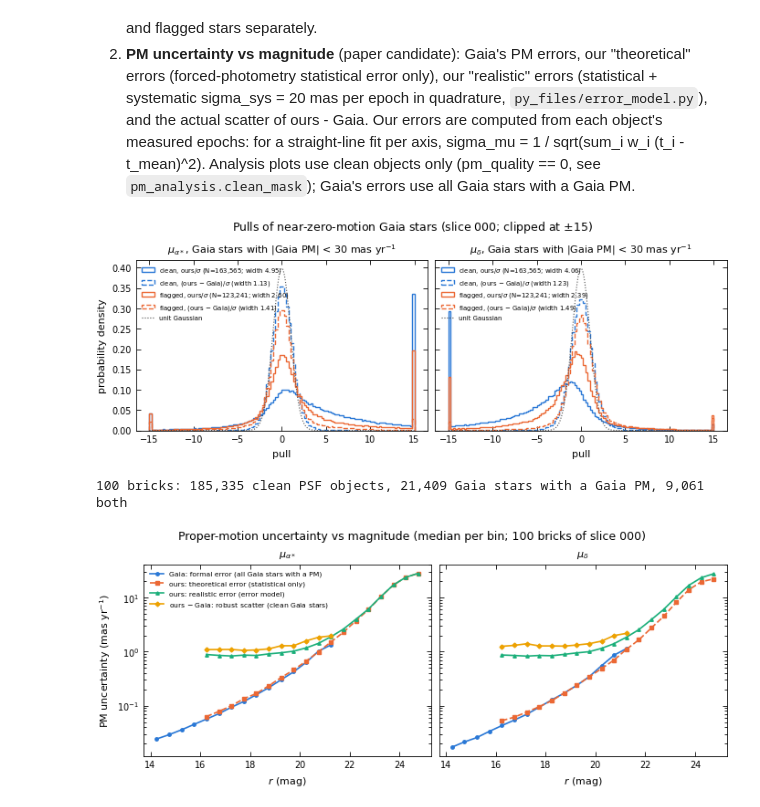
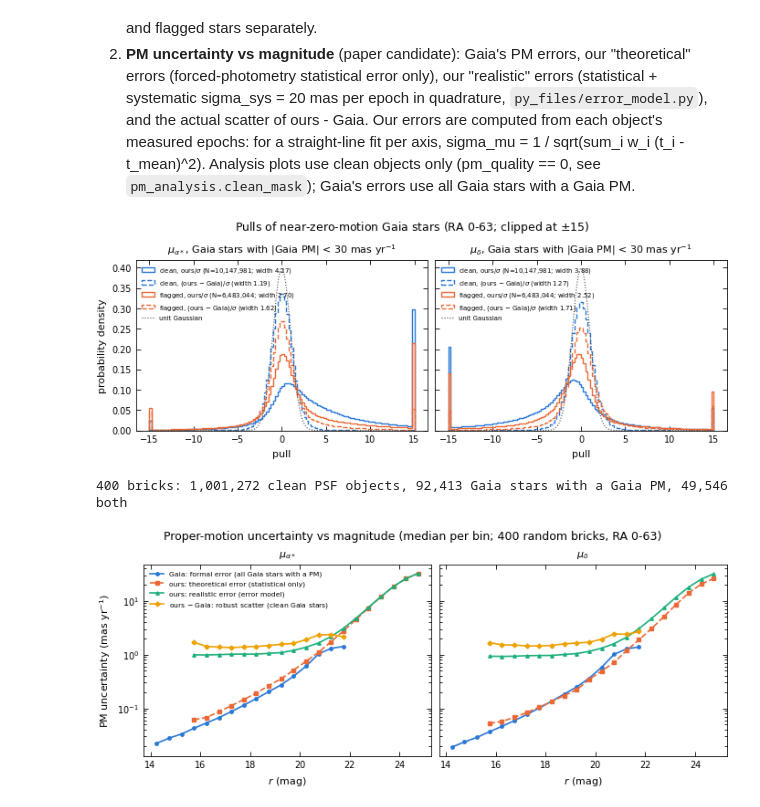
Before and after one commit to nadafalou/LegacyPM, a Jupyter notebook: run/pm-error-model.ipynb, the cells around one changed output. Saved outputs shown, nothing was run; the diff lists cells and outputs as text; code cells hidden in the pictures.

```diff
--- a/run/pm-error-model.ipynb
+++ b/run/pm-error-model.ipynb
@@ -19,36 +19,36 @@ from py_files.error_model import sigma_sys, SIGMA_SYS_MAS
 ps.apply()
 PLOTS = '../writeup/plots/'
 OUT = 'plots/'
-DEGREE = '000'
-N_BRICKS = 100            # random bricks of the slice, for item 2 (reads per-brick files)
+DEGREE = '000-063'        # all slices
+N_BRICKS = 400            # random bricks over all slices, for item 2 (reads per-brick files)
 rs = lambda v: 1.4826 * np.median(np.abs(v - np.median(v)))
 # %%
 # 1. Pulls of Gaia stars with near-zero Gaia PM, clean vs flagged
 T = pma.load_combined('gaia-objects', [DEGREE])
 sel = pma.gaia_star_mask(T, clean=False)
 clean = pma.clean_mask(T)
 near0 = (np.abs(T.pmra) < 30) & (np.abs(T.pmdec) < 30)
 fig, axes = plt.subplots(1, 2, figsize=(ps.PAGE, 2.7), sharex=True, sharey=True, constrained_layout=True)
 xs = np.linspace(-15, 15, 300); gauss = np.exp(-xs**2 / 2) / np.sqrt(2 * np.pi)
 for ax, comp, name in [(axes[0], 'pmra', r'$\mu_{\alpha*}$'), (axes[1], 'pmdec', r'$\mu_\delta$')]:
     ours, gaia, ivar = T.get(comp + '_no_plx'), T.get(comp), T.get(comp + '_no_plx_ivar')
     for k, (s, label) in enumerate([(sel & near0 & clean, 'clean'), (sel & near0 & ~clean, 'flagged')]):
         p = ours[s] * np.sqrt(ivar[s]); d = (ours[s] - gaia[s]) * np.sqrt(ivar[s])
         ax.hist(np.clip(p, -15, 15), bins=120, range=(-15, 15), density=True, histtype='step', color=ps.SERIES[k],
                 label=f'{label}, ours/$\\sigma$ (N={s.sum():,}; width {rs(p):.2f})')
         ax.hist(np.clip(d, -15, 15), bins=120, range=(-15, 15), density=True, histtype='step', ls='--', color=ps.SERIES[k],
                 label=f'{label}, (ours $-$ Gaia)/$\\sigma$ (width {rs(d):.2f})')
     ax.plot(xs, gauss, color='0.3', lw=0.8, ls=':', label='unit Gaussian')
     ax.set_title(f'{name}, Gaia stars with |Gaia PM| < 30 mas yr$^{{-1}}$'); ax.set_xlabel('pull')
     ax.legend(fontsize=5, loc='upper left')
 axes[0].set_ylabel('probability density')
-fig.suptitle(f'Pulls of near-zero-motion Gaia stars (slice {DEGREE}; clipped at $\\pm$15)')
+fig.suptitle(f'Pulls of near-zero-motion Gaia stars (RA 0-63; clipped at $\\pm$15)')
 plt.savefig(OUT + 'pull_near_zero_gaia.pdf')
 # %% [output]
-[figure, old version]
+[figure, new version]
 # %%
 # 2. PM uncertainty vs magnitude: per-object errors from measured epochs, for a random sample of bricks
-paths = sorted(glob.glob(f'/pscratch/sd/n/nelfalou/legacypm-catalogue-v2/{DEGREE}/tractor-pm-*.fits'))
+paths = sorted(glob.glob('/pscratch/sd/n/nelfalou/legacypm-catalogue-v2/0[0-6][0-9]/tractor-pm-*.fits'))
 paths = list(np.random.default_rng(0).choice(paths, min(N_BRICKS, len(paths)), replace=False))
 TCOLS = ['objid', 'type', 'ref_cat', 'flux_r', 'flux_g', 'flux_i', 'maskbits', 'pmra', 'pmdec', 'pmra_ivar', 'pmdec_ivar',
          'pmra_no_plx', 'pmdec_no_plx', 'pm_flag']
@@ -89,7 +89,7 @@ R = {k: np.concatenate(v) for k, v in rows.items()}
 print(f"{len(paths)} bricks: {R['clean'].sum():,} clean PSF objects, {R['gaia'].sum():,} Gaia stars with a Gaia PM, "
       f"{(R['gaia'] & R['clean']).sum():,} both")
 # %% [output]
-100 bricks: 185,335 clean PSF objects, 21,409 Gaia stars with a Gaia PM, 9,061 both
+400 bricks: 1,001,272 clean PSF objects, 92,413 Gaia stars with a Gaia PM, 49,546 both
 # %%
 mb = np.arange(14, 25.01, 0.5); mc = 0.5 * (mb[1:] + mb[:-1])
 def binned(stat, val, sel):
@@ -108,7 +108,7 @@ for ax, comp, name in [(axes[0], 'ra', r'$\mu_{\alpha*}$'), (axes[1], 'dec', r'$
         ax.semilogy(mc, y, ls=ls, marker=ps.MARKERS[k], ms=2.5, color=ps.SERIES[k], label=label)
     ax.set_title(name); ax.set_xlabel('$r$ (mag)')
 axes[0].set_ylabel('PM uncertainty (mas yr$^{-1}$)'); axes[0].legend(fontsize=5.5, loc='upper left')
-fig.suptitle(f'Proper-motion uncertainty vs magnitude (median per bin; {len(paths)} bricks of slice {DEGREE})')
+fig.suptitle(f'Proper-motion uncertainty vs magnitude (median per bin; {len(paths)} random bricks, RA 0-63)')
 plt.savefig(PLOTS + 'pm_errors_vs_mag.pdf')
 # %% [output]
-[figure, old version]
+[figure, new version]
```
Also changed, not shown: 19 other files.
